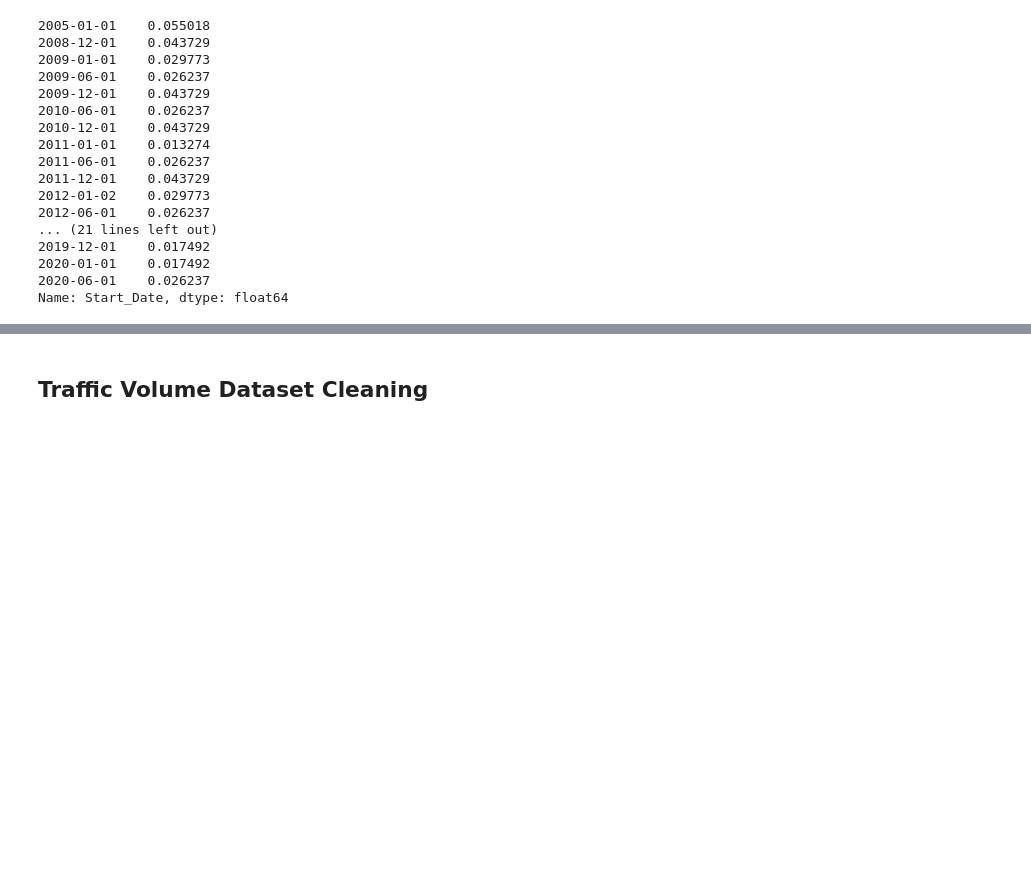
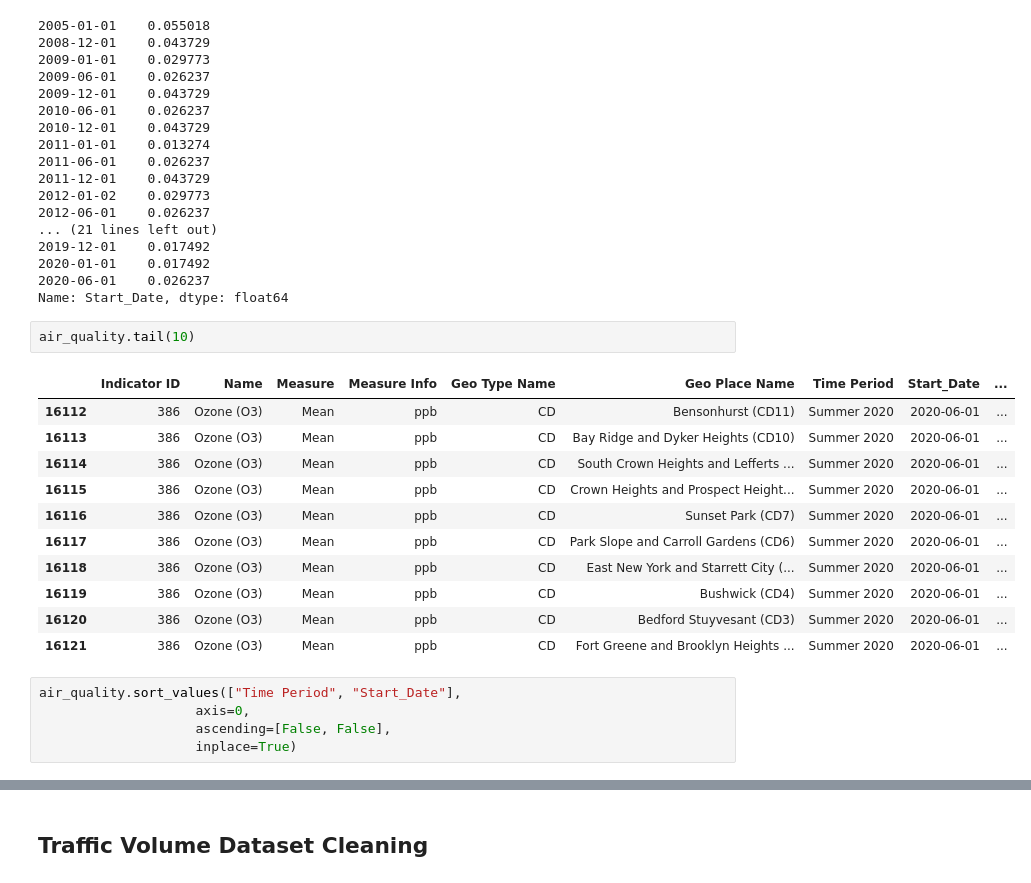
Before and after one commit to daniel-a-r/ccny_data_science_project, a Jupyter notebook: data_science_project.ipynb, the cells around one changed output, grey strips where cells are left out. Saved outputs shown, nothing was run; the diff lists cells and outputs as text; blank space fills up the shorter version.

```diff
--- a/data_science_project.ipynb
+++ b/data_science_project.ipynb
@@ -309,3 +309,22 @@ air_quality['Start_Date'].value_counts().sort_index() / len(air_quality)
 2020-01-01    0.017492
 2020-06-01    0.026237
 Name: Start_Date, dtype: float64
+# %%
+air_quality.tail(10)
+# %% [output]
+|  | Indicator ID | Name | Measure | Measure Info | Geo Type Name | Geo Place Name | Time Period | Start_Date | ... |
+| 16112 | 386 | Ozone (O3) | Mean | ppb | CD | Bensonhurst (CD11) | Summer 2020 | 2020-06-01 | ... |
+| 16113 | 386 | Ozone (O3) | Mean | ppb | CD | Bay Ridge and Dyker Heights (CD10) | Summer 2020 | 2020-06-01 | ... |
+| 16114 | 386 | Ozone (O3) | Mean | ppb | CD | South Crown Heights and Lefferts ... | Summer 2020 | 2020-06-01 | ... |
+| 16115 | 386 | Ozone (O3) | Mean | ppb | CD | Crown Heights and Prospect Height... | Summer 2020 | 2020-06-01 | ... |
+| 16116 | 386 | Ozone (O3) | Mean | ppb | CD | Sunset Park (CD7) | Summer 2020 | 2020-06-01 | ... |
+| 16117 | 386 | Ozone (O3) | Mean | ppb | CD | Park Slope and Carroll Gardens (CD6) | Summer 2020 | 2020-06-01 | ... |
+| 16118 | 386 | Ozone (O3) | Mean | ppb | CD | East New York and Starrett City (... | Summer 2020 | 2020-06-01 | ... |
+| 16119 | 386 | Ozone (O3) | Mean | ppb | CD | Bushwick (CD4) | Summer 2020 | 2020-06-01 | ... |
+| 16120 | 386 | Ozone (O3) | Mean | ppb | CD | Bedford Stuyvesant (CD3) | Summer 2020 | 2020-06-01 | ... |
+| 16121 | 386 | Ozone (O3) | Mean | ppb | CD | Fort Greene and Brooklyn Heights ... | Summer 2020 | 2020-06-01 | ... |
+# %%
+air_quality.sort_values(["Time Period", "Start_Date"],
+                    axis=0,
+                    ascending=[False, False],
+                    inplace=True)
```
Also changed, not shown: parts of 13 cells of this notebook.
